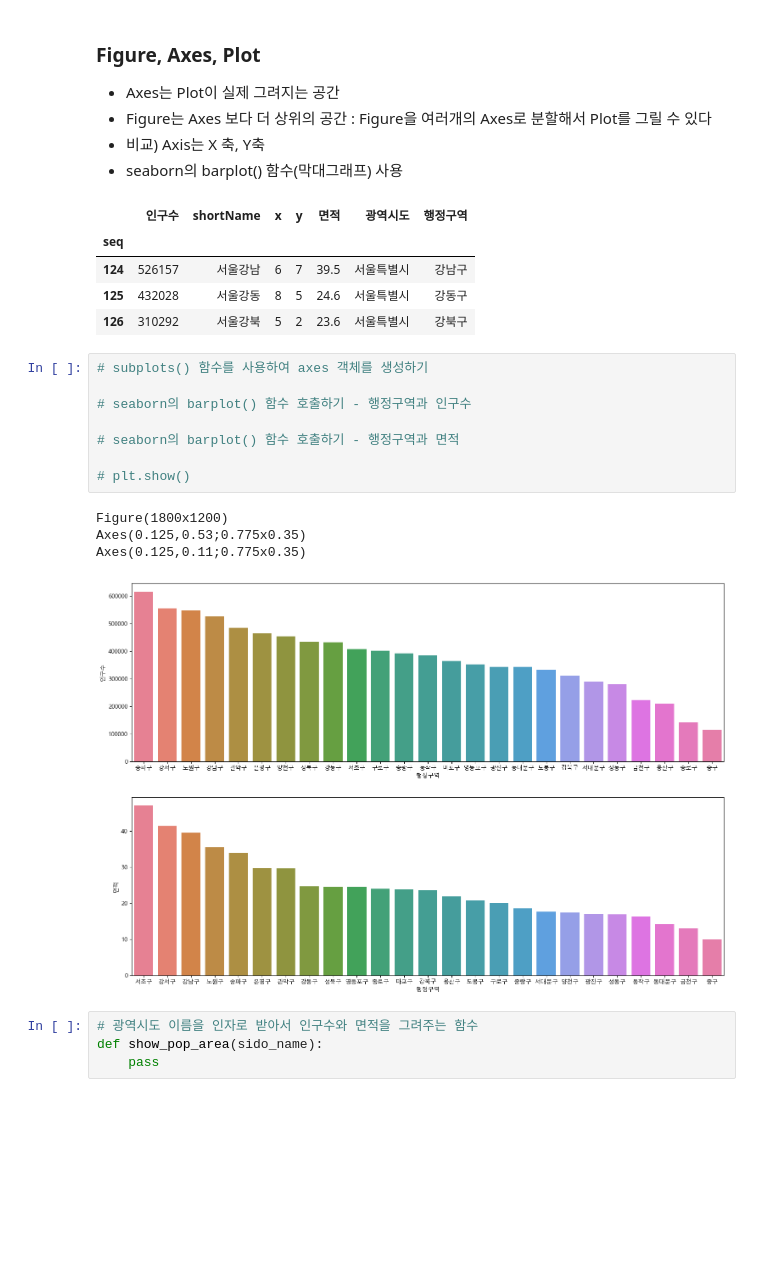
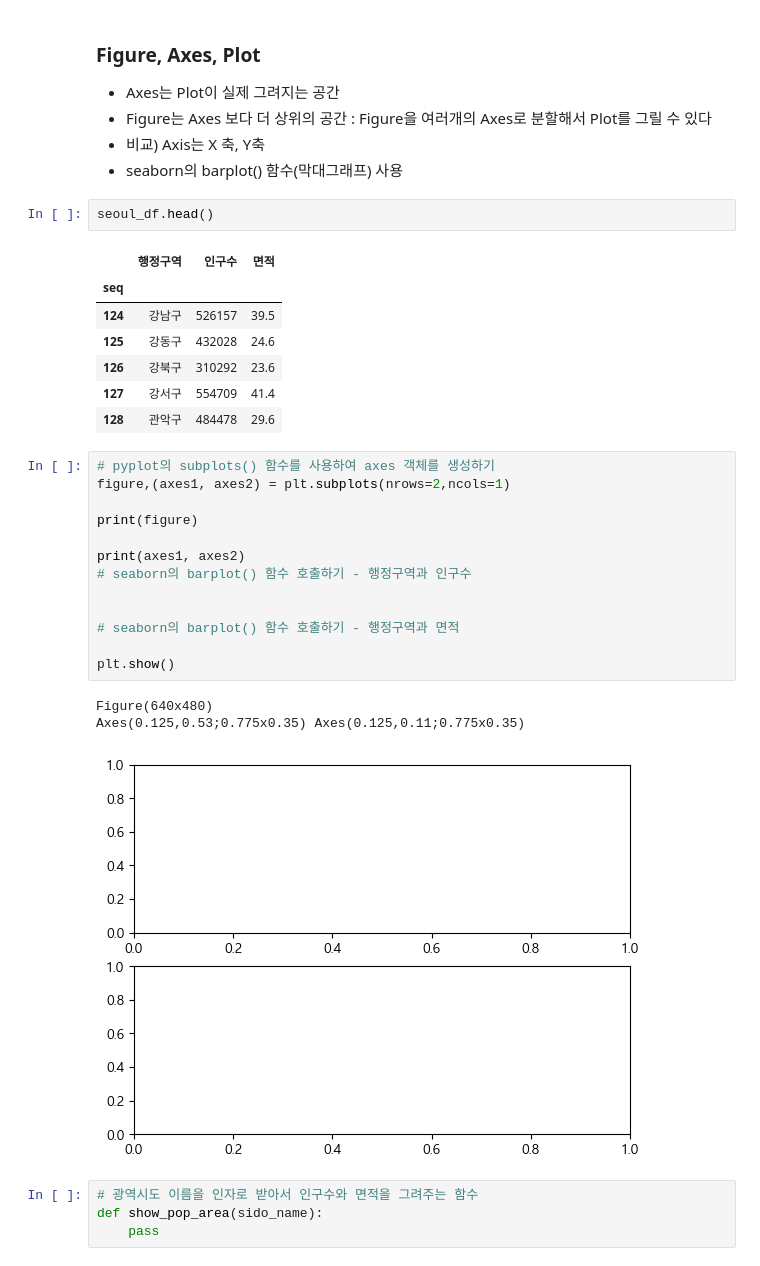
Before and after one commit to kbs0621/Python_WebScraping_Analysis, a Jupyter notebook: 03-1.행정구역정보_분석과시각화.ipynb, the cells around one changed output. Drawn from its saved outputs; the diff is of its cells as text; blank space fills up the shorter version.

```diff
--- a/03-1.행정구역정보_분석과시각화.ipynb
+++ b/03-1.행정구역정보_분석과시각화.ipynb
@@ -844,25 +990,32 @@ Malgun Gothic
 * 비교) Axis는 X 축, Y축
 * seaborn의 barplot() 함수(막대그래프) 사용
 # %%
+seoul_df.head()
 # %% [output]
-|  | 인구수 | shortName | x | y | 면적 | 광역시도 | 행정구역 |
-| seq |  |  |  |  |  |  |  |
-| 124 | 526157 | 서울강남 | 6 | 7 | 39.5 | 서울특별시 | 강남구 |
-| 125 | 432028 | 서울강동 | 8 | 5 | 24.6 | 서울특별시 | 강동구 |
-| 126 | 310292 | 서울강북 | 5 | 2 | 23.6 | 서울특별시 | 강북구 |
+|  | 행정구역 | 인구수 | 면적 |
+| seq |  |  |  |
+| 124 | 강남구 | 526157 | 39.5 |
+| 125 | 강동구 | 432028 | 24.6 |
+| 126 | 강북구 | 310292 | 23.6 |
+| 127 | 강서구 | 554709 | 41.4 |
+| 128 | 관악구 | 484478 | 29.6 |
 # %%
-# subplots() 함수를 사용하여 axes 객체를 생성하기
+# pyplot의 subplots() 함수를 사용하여 axes 객체를 생성하기
+figure,(axes1, axes2) = plt.subplots(nrows=2,ncols=1)
 
+print(figure)
+
+print(axes1, axes2)
 # seaborn의 barplot() 함수 호출하기 - 행정구역과 인구수
+
 
 # seaborn의 barplot() 함수 호출하기 - 행정구역과 면적
 
-# plt.show()
+plt.show()
 # %% [output]
-Figure(1800x1200)
-Axes(0.125,0.53;0.775x0.35)
-Axes(0.125,0.11;0.775x0.35)
+Figure(640x480)
+Axes(0.125,0.53;0.775x0.35) Axes(0.125,0.11;0.775x0.35)
-[figure, old version]
+[figure, new version]
 # %%
 # 광역시도 이름을 인자로 받아서 인구수와 면적을 그려주는 함수
 def show_pop_area(sido_name):
```
Also changed, not shown: parts of 49 cells of this notebook, 3 other files.
